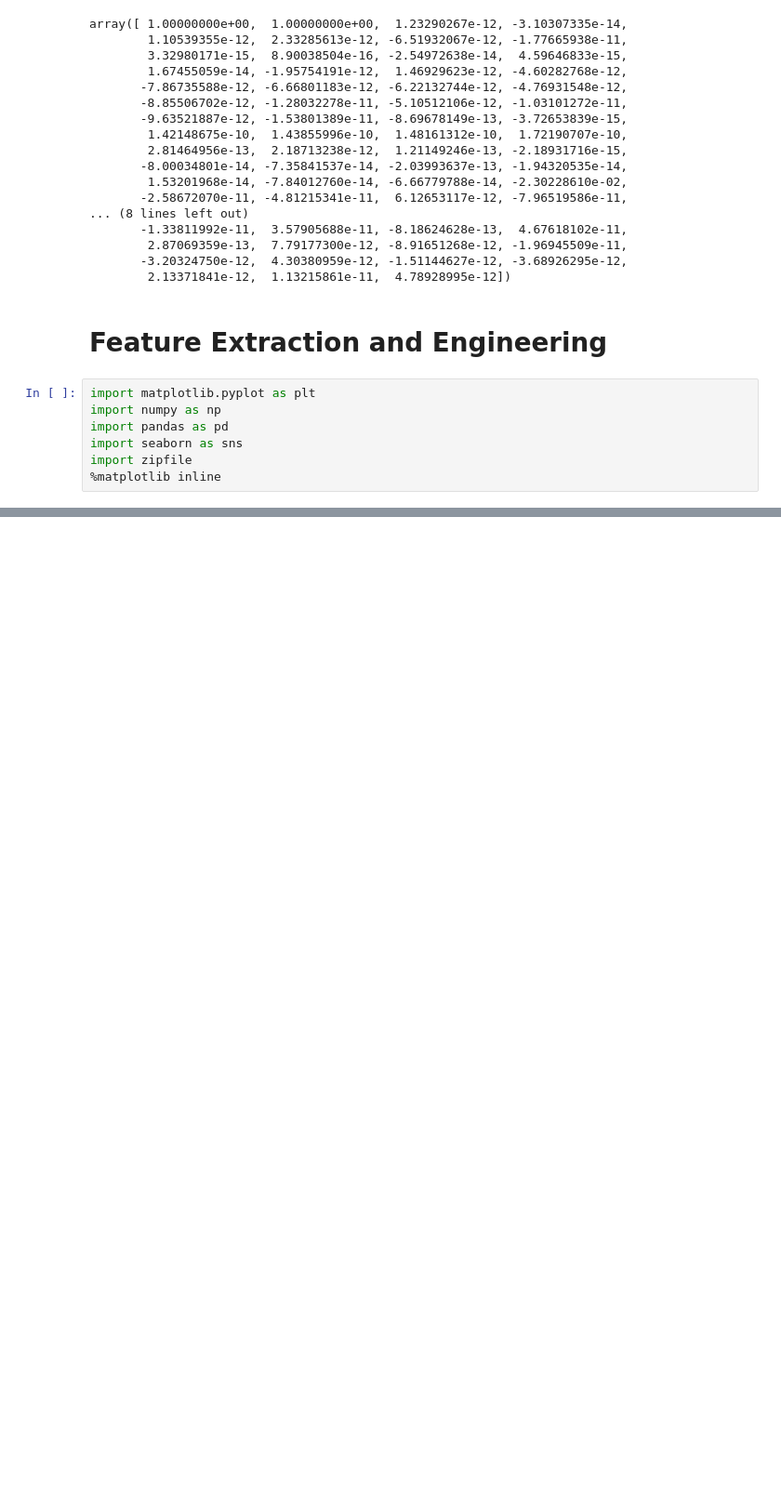
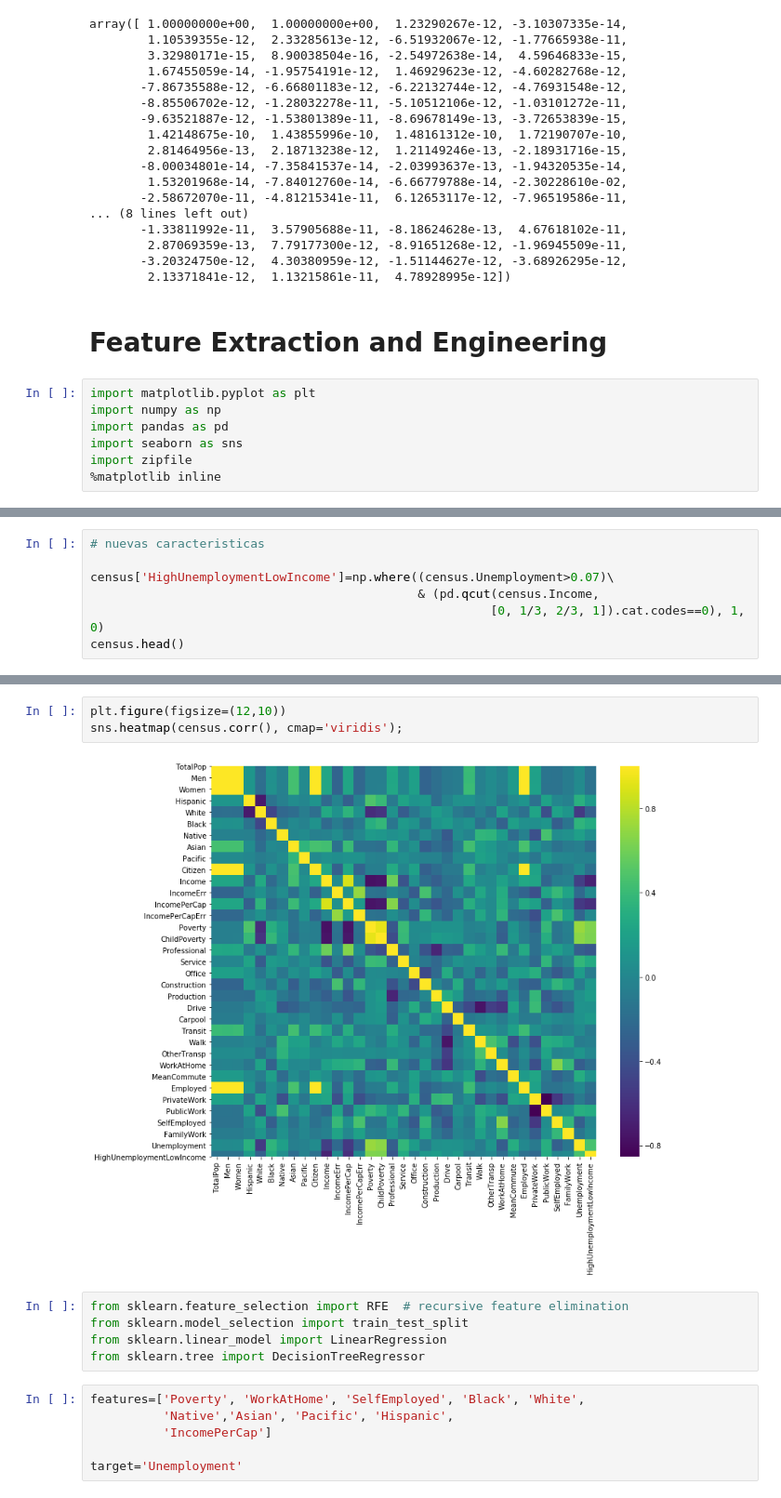
Before and after one commit to aeonryu/clases_datamex1019, a Jupyter notebook: w6_d2 - Intro ML, ML Workflow, Feature extraction.ipynb, the cells around one changed output, grey strips where cells are left out. Shown: that part at 93% size. Saved outputs shown, nothing was run; the diff lists cells and outputs as text; blank space fills up the shorter version.

```diff
--- a/w6_d2 - Intro ML, ML Workflow, Feature extraction.ipynb
+++ b/w6_d2 - Intro ML, ML Workflow, Feature extraction.ipynb
@@ -319,0 +476,7 @@ import zipfile
+# %%
+# nuevas caracteristicas
+
+census['HighUnemploymentLowIncome']=np.where((census.Unemployment>0.07)\
+                                             & (pd.qcut(census.Income,
+                                                       [0, 1/3, 2/3, 1]).cat.codes==0), 1, 0)
+census.head()
@@ -319,0 +515,16 @@ import zipfile
+# %%
+plt.figure(figsize=(12,10))
+sns.heatmap(census.corr(), cmap='viridis');
+# %% [output]
+[figure, added]
+# %%
+from sklearn.feature_selection import RFE  # recursive feature elimination
+from sklearn.model_selection import train_test_split
+from sklearn.linear_model import LinearRegression
+from sklearn.tree import DecisionTreeRegressor
+# %%
+features=['Poverty', 'WorkAtHome', 'SelfEmployed', 'Black', 'White',
+          'Native','Asian', 'Pacific', 'Hispanic',
+          'IncomePerCap']
+
+target='Unemployment'
```
Also changed, not shown: parts of 17 cells of this notebook.
